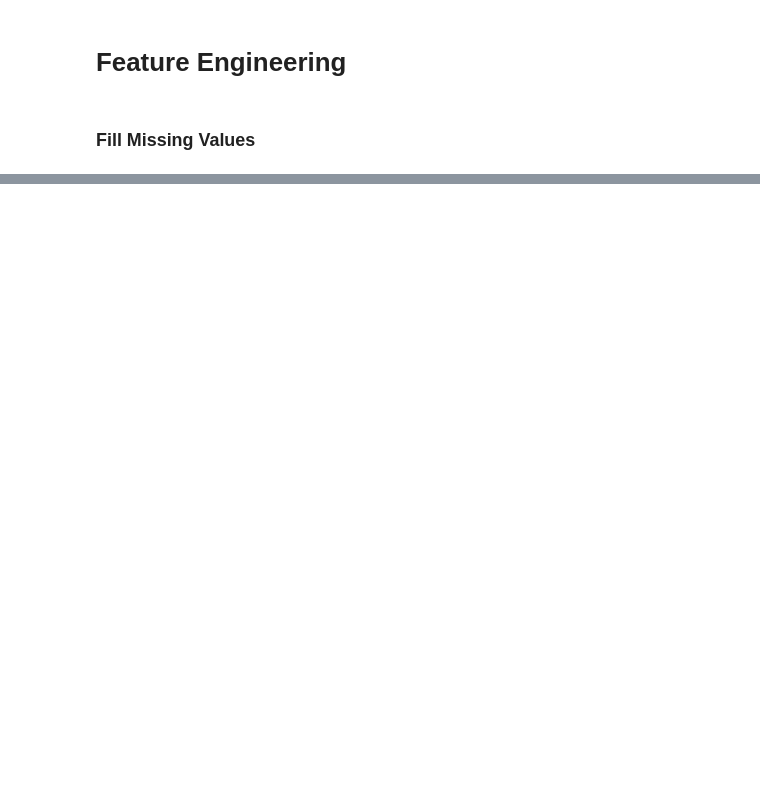
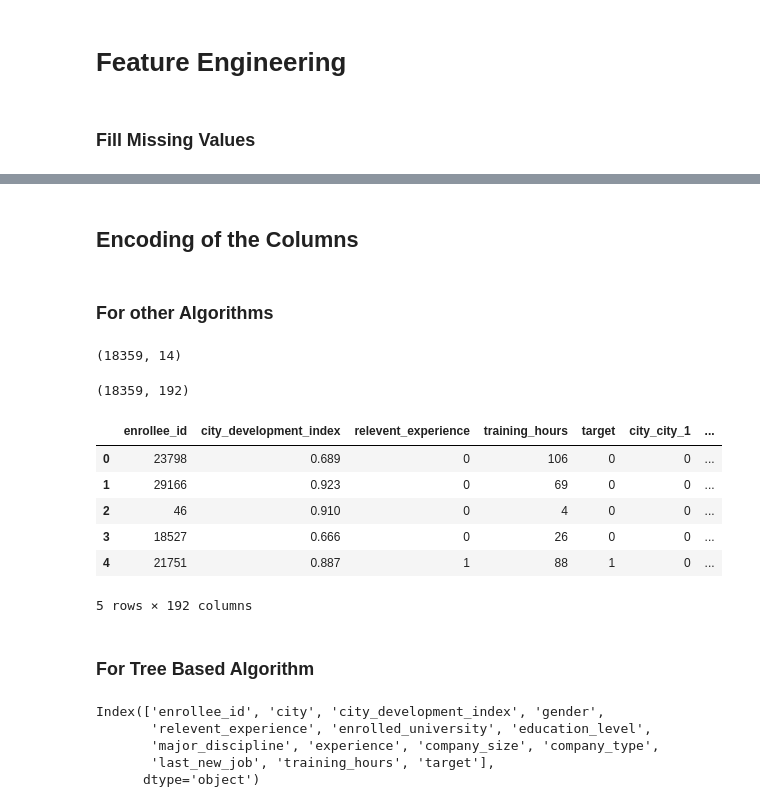
Before and after one commit to blessondensil294/HR-Analytics-Job-Change-Prediction, a Jupyter notebook: HR_Analytics_Employee_Enrollement.ipynb, the cells around one changed output, grey strips where cells are left out. Saved outputs shown, nothing was run; the diff lists cells and outputs as text; code cells hidden in the pictures; blank space fills up the shorter version.

```diff
--- a/HR_Analytics_Employee_Enrollement.ipynb
+++ b/HR_Analytics_Employee_Enrollement.ipynb
@@ -131,0 +148,18 @@ dtype: int64
+# %%
+df_Train['gender'] = df_Train['gender'].fillna('Other')
+df_Test['gender'] = df_Test['gender'].fillna('Other')
+df_Train['enrolled_university'] = df_Train['enrolled_university'].fillna('no_enrollment')
+df_Test['enrolled_university'] = df_Test['enrolled_university'].fillna('no_enrollment')
+df_Train['education_level'] = df_Train['education_level'].fillna('Unknown')
+df_Test['education_level'] = df_Test['education_level'].fillna('Unknown')
+df_Train['major_discipline'] = df_Train['major_discipline'].fillna('Other')
+df_Test['major_discipline'] = df_Test['major_discipline'].fillna('Other')
+df_Train['experience'] = df_Train['experience'].fillna('None')
+df_Test['experience'] = df_Test['experience'].fillna('None')
+df_Train['company_size'] = df_Train['company_size'].replace('10/49','10-49')
+df_Train['company_size'] = df_Train['company_size'].fillna('None')
+df_Test['company_size'] = df_Test['company_size'].fillna('None')
+df_Train['company_type'] = df_Train['company_type'].fillna('None')
+df_Test['company_type'] = df_Test['company_type'].fillna('None')
+df_Train['last_new_job'] = df_Train['last_new_job'].fillna('None')
+df_Test['last_new_job'] = df_Test['last_new_job'].fillna('None')
@@ -131,0 +184,55 @@ dtype: int64
+# %% [markdown]
+## Encoding of the Columns
+# %% [markdown]
+### For other Algorithms
+# %%
+df_Train.shape
+# %% [output]
+(18359, 14)
+# %%
+from sklearn.preprocessing import LabelEncoder
+le = LabelEncoder()
+df_Train = pd.get_dummies(df_Train, columns=["city"])
+df_Test = pd.get_dummies(df_Test, columns=["city"])
+df_Train = pd.get_dummies(df_Train, columns=["gender"])
+df_Test = pd.get_dummies(df_Test, columns=["gender"])
+df_Train['relevent_experience'] = le.fit_transform(df_Train['relevent_experience'])
+df_Test['relevent_experience'] = le.fit_transform(df_Test['relevent_experience'])
+df_Train = pd.get_dummies(df_Train, columns=["enrolled_university"])
+df_Test = pd.get_dummies(df_Test, columns=["enrolled_university"])
+df_Train = pd.get_dummies(df_Train, columns=["education_level"])
+df_Test = pd.get_dummies(df_Test, columns=["education_level"])
+df_Train = pd.get_dummies(df_Train, columns=["major_discipline"])
+df_Test = pd.get_dummies(df_Test, columns=["major_discipline"])
+df_Train = pd.get_dummies(df_Train, columns=["experience"])
+df_Test = pd.get_dummies(df_Test, columns=["experience"])
+df_Train = pd.get_dummies(df_Train, columns=["company_size"])
+df_Test = pd.get_dummies(df_Test, columns=["company_size"])
+df_Train = pd.get_dummies(df_Train, columns=["company_type"])
+df_Test = pd.get_dummies(df_Test, columns=["company_type"])
+df_Train = pd.get_dummies(df_Train, columns=["last_new_job"])
+df_Test = pd.get_dummies(df_Test, columns=["last_new_job"])
+# %%
+df_Train.shape
+# %% [output]
+(18359, 192)
+# %%
+df_Train.head()
+# %% [output]
+|  | enrollee_id | city_development_index | relevent_experience | training_hours | target | city_city_1 | ... |
+| 0 | 23798 | 0.689 | 0 | 106 | 0 | 0 | ... |
+| 1 | 29166 | 0.923 | 0 | 69 | 0 | 0 | ... |
+| 2 | 46 | 0.910 | 0 | 4 | 0 | 0 | ... |
+| 3 | 18527 | 0.666 | 0 | 26 | 0 | 0 | ... |
+| 4 | 21751 | 0.887 | 1 | 88 | 1 | 0 | ... |
+5 rows × 192 columns
+# %% [markdown]
+### For Tree Based Algorithm
+# %%
+df_Train.columns
+# %% [output]
+Index(['enrollee_id', 'city', 'city_development_index', 'gender',
+       'relevent_experience', 'enrolled_university', 'education_level',
+       'major_discipline', 'experience', 'company_size', 'company_type',
+       'last_new_job', 'training_hours', 'target'],
+      dtype='object')
```
Also changed, not shown: parts of 32 cells of this notebook.
